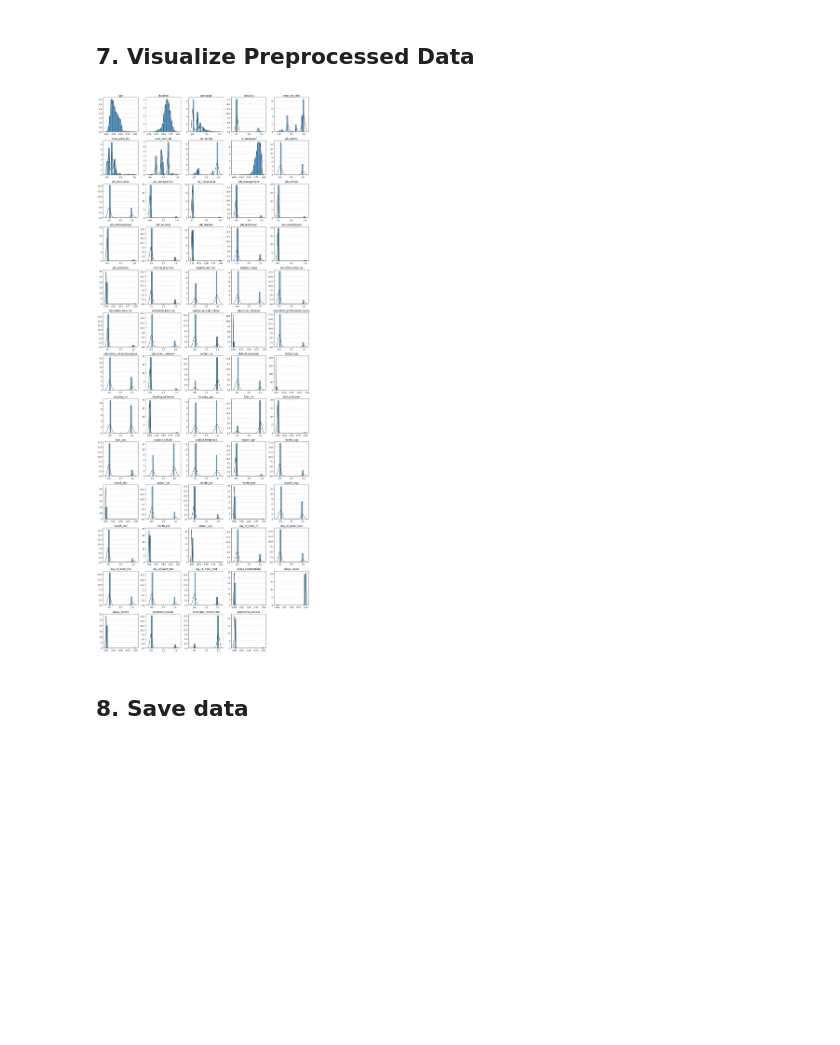
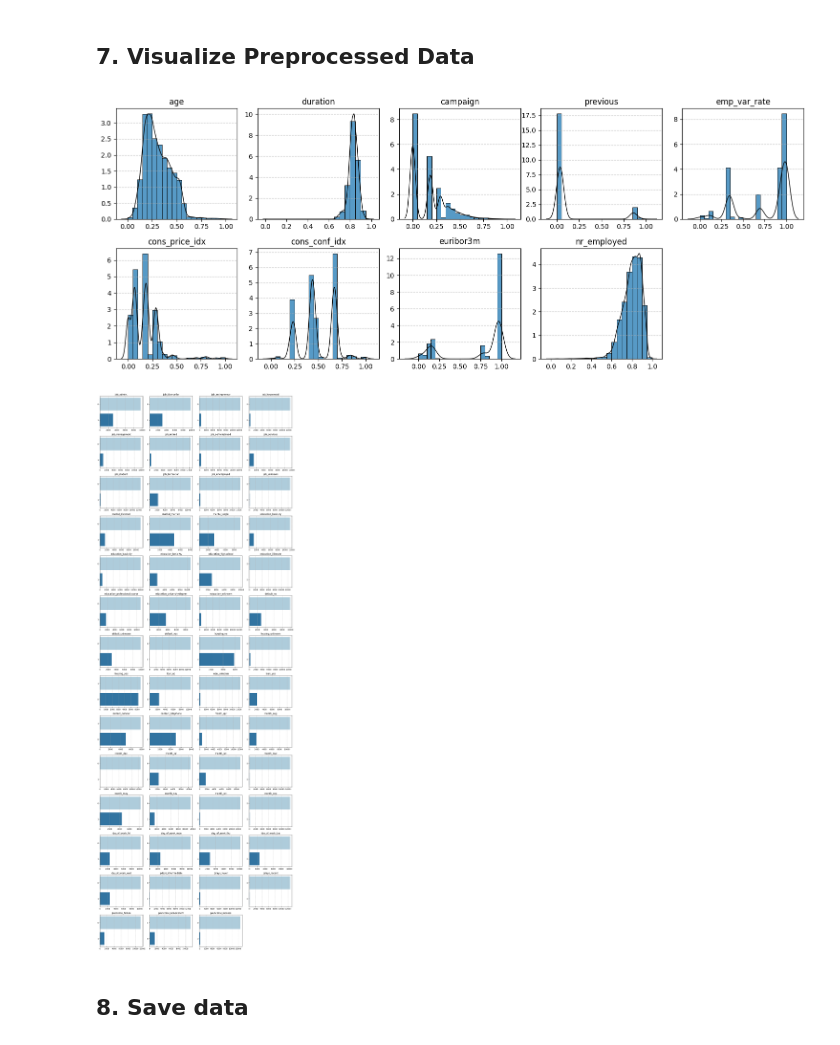
Before and after one commit to trinhkieuha/dp-shap-anomaly-detection, a Jupyter notebook: notebooks/02_Preprocessing.ipynb, the cells around one changed output. Cells and saved outputs as stored; diff of their text form; code cells hidden in the pictures; blank space fills up the shorter version.

Commit message:
Update binary variable detection

```diff
--- a/notebooks/02_Preprocessing.ipynb
+++ b/notebooks/02_Preprocessing.ipynb
@@ -200,19 +217,23 @@ X_test_scaled = sd.scale_transform(X_test, pipeline)
 # %% [markdown]
 ## 7. Visualize Preprocessed Data
 # %%
-# Show new variable information
-var_info = data_info(encoded_data)
-
 # Isolate numerical variables
 num_vars = var_info[(var_info['var_type']=='numerical')&(var_info['var_name']!='y')]['var_name']
-vd = VisualDistr(X_train_scaled, numerical_variables=num_vars)
+cat_vars = var_info[(var_info['var_type'].isin(['binary', 'categorical']))&(var_info['var_name']!='y')]['var_name']
+vd = VisualDistr(X_train_scaled, numerical_variables=num_vars, categorical_vars=cat_vars)
 
 # Plot the distributions of numerical variables
 plt_num_distr = vd.plot_numerical_distributions(bins=20)
 plt_num_distr.savefig("../results/figures/train_num_distr.png")
 plt_num_distr.show()
+
+# Plot the distributions of categorical variables
+plt_cat_distr = vd.plot_categorical_distributions(num_cols=4)
+plt_cat_distr.savefig("../results/figures/train_cat_distr.png")
+plt_cat_distr.show()
 # %% [output]
-[figure, old version]
+[figure, new version]
+[figure, added]
 # %% [markdown]
 ## 8. Save data
 # %%
```
Also changed, not shown: parts of 2 cells of this notebook, 9 other files.
